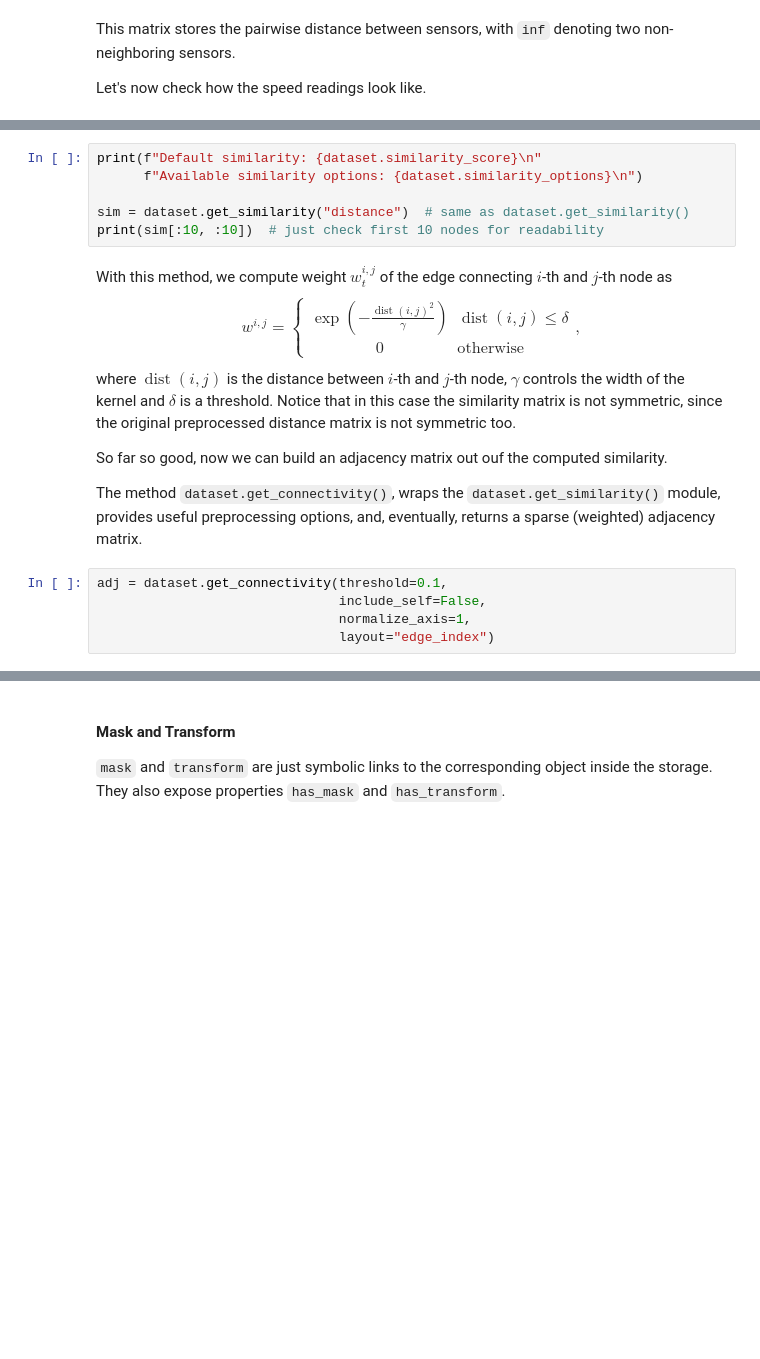
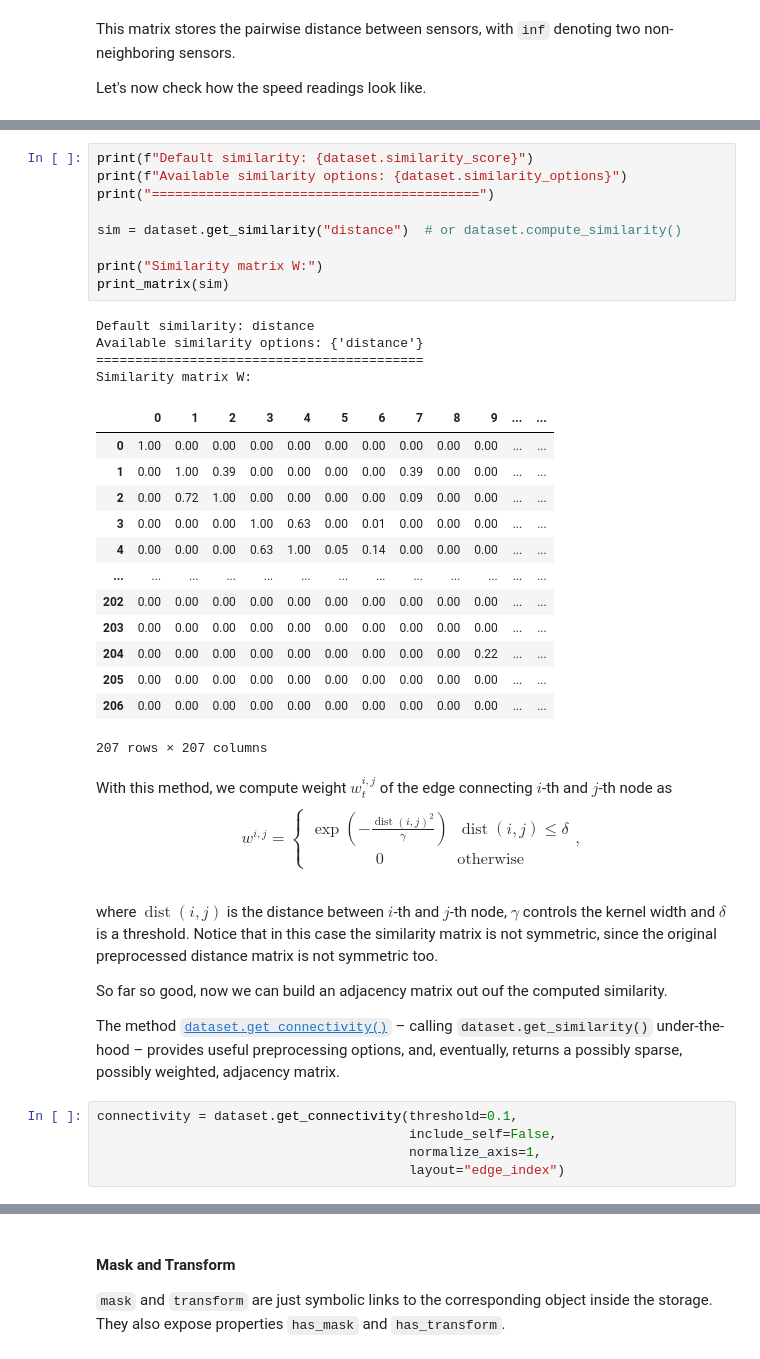
Before and after one commit to TorchSpatiotemporal/tsl, a Jupyter notebook: examples/notebooks/a_gentle_introduction_to_tsl.ipynb, the cells around one changed output, grey strips where cells are left out. Saved outputs shown, nothing was run; the diff lists cells and outputs as text; blank space fills up the shorter version.

```diff
--- a/examples/notebooks/a_gentle_introduction_to_tsl.ipynb
+++ b/examples/notebooks/a_gentle_introduction_to_tsl.ipynb
@@ -99,25 +167,46 @@ With the method `dataset.get_similarity()` we can retrieve nodes' similarities c
 # %%
-print(f"Default similarity: {dataset.similarity_score}\n"
-      f"Available similarity options: {dataset.similarity_options}\n")
+print(f"Default similarity: {dataset.similarity_score}")
+print(f"Available similarity options: {dataset.similarity_options}")
+print("==========================================")
 
-sim = dataset.get_similarity("distance")  # same as dataset.get_similarity()
-print(sim[:10, :10])  # just check first 10 nodes for readability
+sim = dataset.get_similarity("distance")  # or dataset.compute_similarity()
+
+print("Similarity matrix W:")
+print_matrix(sim)
+# %% [output]
+Default similarity: distance
+Available similarity options: {'distance'}
+==========================================
+Similarity matrix W:
+|  | 0 | 1 | 2 | 3 | 4 | 5 | 6 | 7 | 8 | 9 | ... | ... |
+| 0 | 1.00 | 0.00 | 0.00 | 0.00 | 0.00 | 0.00 | 0.00 | 0.00 | 0.00 | 0.00 | ... | ... |
+| 1 | 0.00 | 1.00 | 0.39 | 0.00 | 0.00 | 0.00 | 0.00 | 0.39 | 0.00 | 0.00 | ... | ... |
+| 2 | 0.00 | 0.72 | 1.00 | 0.00 | 0.00 | 0.00 | 0.00 | 0.09 | 0.00 | 0.00 | ... | ... |
+| 3 | 0.00 | 0.00 | 0.00 | 1.00 | 0.63 | 0.00 | 0.01 | 0.00 | 0.00 | 0.00 | ... | ... |
+| 4 | 0.00 | 0.00 | 0.00 | 0.63 | 1.00 | 0.05 | 0.14 | 0.00 | 0.00 | 0.00 | ... | ... |
+| ... | ... | ... | ... | ... | ... | ... | ... | ... | ... | ... | ... | ... |
+| 202 | 0.00 | 0.00 | 0.00 | 0.00 | 0.00 | 0.00 | 0.00 | 0.00 | 0.00 | 0.00 | ... | ... |
+| 203 | 0.00 | 0.00 | 0.00 | 0.00 | 0.00 | 0.00 | 0.00 | 0.00 | 0.00 | 0.00 | ... | ... |
+| 204 | 0.00 | 0.00 | 0.00 | 0.00 | 0.00 | 0.00 | 0.00 | 0.00 | 0.00 | 0.22 | ... | ... |
+| 205 | 0.00 | 0.00 | 0.00 | 0.00 | 0.00 | 0.00 | 0.00 | 0.00 | 0.00 | 0.00 | ... | ... |
+| 206 | 0.00 | 0.00 | 0.00 | 0.00 | 0.00 | 0.00 | 0.00 | 0.00 | 0.00 | 0.00 | ... | ... |
+207 rows × 207 columns
 # %% [markdown]
-With this method, we compute weight $w_t^{i,j}$ of the edge connecting $i$-th and $j$-th node as
+With this method, we compute weight $w_t^{i,j}$ of the edge connecting $i$-th and $j$-th node as<br>
 $$
 w^{i,j} = \left\{\begin{array}{cl}
      \exp \left(-\frac{\operatorname{dist}\left(i, j\right)^{2}}{\gamma}\right) & \operatorname{dist}\left(i, j\right) \leq \delta  \\
      0 & \text{otherwise}
 \end{array}\right. ,
-$$
-where $\operatorname{dist}\left(i, j\right)$ is the distance between $i$-th and $j$-th node, $\gamma$ controls the width of the kernel and $\delta$ is a threshold. Notice that in this case the similarity matrix is not symmetric, since the original preprocessed distance matrix is not symmetric too.
+$$<br>
+where $\operatorname{dist}\left(i, j\right)$ is the distance between $i$-th and $j$-th node, $\gamma$ controls the kernel width and $\delta$ is a threshold. Notice that in this case the similarity matrix is not symmetric, since the original preprocessed distance matrix is not symmetric too.
 
 So far so good, now we can build an adjacency matrix out ouf the computed similarity.
 
-The method `dataset.get_connectivity()`, wraps the `dataset.get_similarity()` module, provides useful preprocessing options, and, eventually, returns a sparse (weighted) adjacency matrix.
+The method [`dataset.get_connectivity()`](https://torch-spatiotemporal.readthedocs.io/en/latest/modules/datasets_prototypes.html#tsl.datasets.prototypes.Dataset.get_connectivity) – calling `dataset.get_similarity()` under-the-hood – provides useful preprocessing options, and, eventually, returns a possibly sparse, possibly weighted, adjacency matrix.
 # %%
-adj = dataset.get_connectivity(threshold=0.1,
-                               include_self=False,
-                               normalize_axis=1,
-                               layout="edge_index")
+connectivity = dataset.get_connectivity(threshold=0.1,
+                                        include_self=False,
+                                        normalize_axis=1,
+                                        layout="edge_index")
 # %% [markdown]
```
Also changed, not shown: parts of 74 cells of this notebook.
